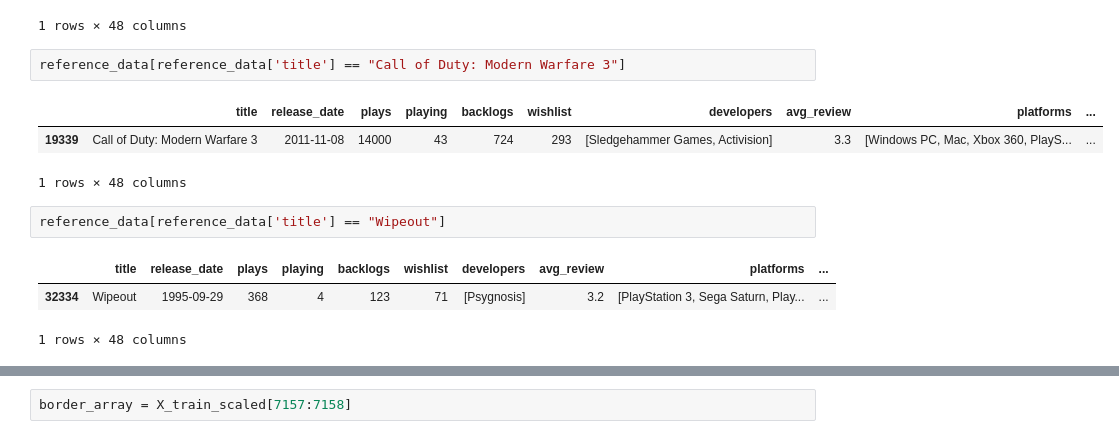
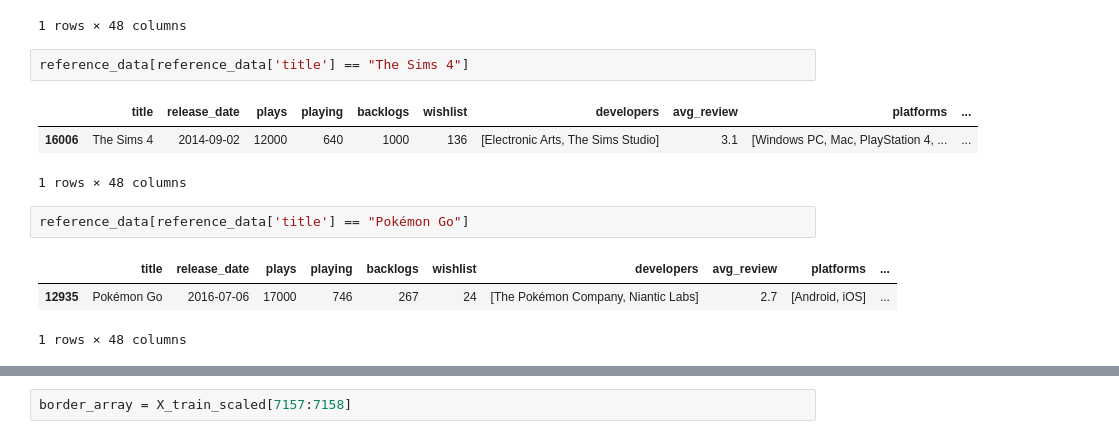
Before and after one commit to Ant-mel/legendary_game_recs, a Jupyter notebook: notebooks/Modelling.ipynb, the cells around one changed output, grey strips where cells are left out. Saved outputs shown, nothing was run; the diff lists cells and outputs as text.

```diff
--- a/notebooks/Modelling.ipynb
+++ b/notebooks/Modelling.ipynb
@@ -172,14 +190,14 @@ reference_data[reference_data['title'] == "The Legend of Zelda: Breath of the Wi
 | 11702 | The Legend of Zelda: Breath of th... | 2017-03-03 | 42000 | 3500 | 6600 | 3400 | [Nintendo EPD Production Group No... | 4.4 | [Wii U, Nintendo Switch] | ... |
 1 rows × 48 columns
 # %%
-reference_data[reference_data['title'] == "Call of Duty: Modern Warfare 3"]
+reference_data[reference_data['title'] == "The Sims 4"]
 # %% [output]
 |  | title | release_date | plays | playing | backlogs | wishlist | developers | avg_review | platforms | ... |
-| 19339 | Call of Duty: Modern Warfare 3 | 2011-11-08 | 14000 | 43 | 724 | 293 | [Sledgehammer Games, Activision] | 3.3 | [Windows PC, Mac, Xbox 360, PlayS... | ... |
+| 16006 | The Sims 4 | 2014-09-02 | 12000 | 640 | 1000 | 136 | [Electronic Arts, The Sims Studio] | 3.1 | [Windows PC, Mac, PlayStation 4, ... | ... |
 1 rows × 48 columns
 # %%
-reference_data[reference_data['title'] == "Wipeout"]
+reference_data[reference_data['title'] == "Pokémon Go"]
 # %% [output]
 |  | title | release_date | plays | playing | backlogs | wishlist | developers | avg_review | platforms | ... |
-| 32334 | Wipeout | 1995-09-29 | 368 | 4 | 123 | 71 | [Psygnosis] | 3.2 | [PlayStation 3, Sega Saturn, Play... | ... |
+| 12935 | Pokémon Go | 2016-07-06 | 17000 | 746 | 267 | 24 | [The Pokémon Company, Niantic Labs] | 2.7 | [Android, iOS] | ... |
 1 rows × 48 columns
```
Also changed, not shown: parts of 18 cells of this notebook.
